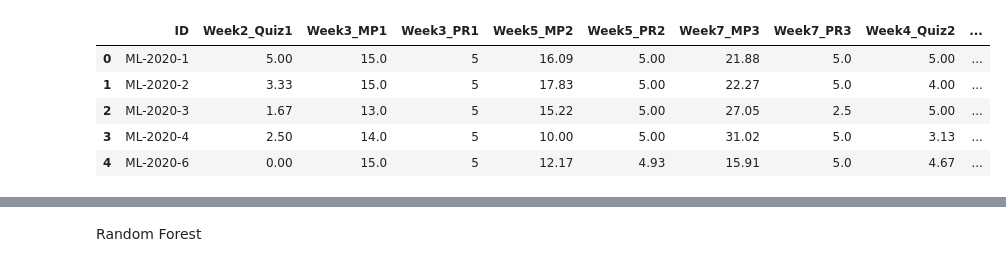
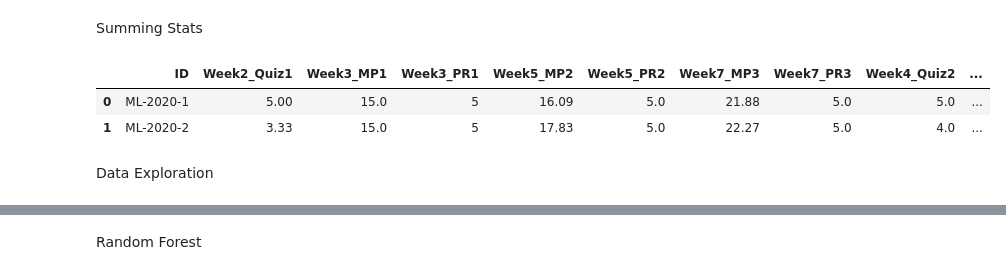
Before and after one commit to claredavies/DataScienceCoursework, a Jupyter notebook: StudentGradePredictionCoursework.ipynb, the cells around one changed output, grey strips where cells are left out. Saved outputs shown, nothing was run; the diff lists cells and outputs as text; code cells hidden in the pictures.

```diff
--- a/StudentGradePredictionCoursework.ipynb
+++ b/StudentGradePredictionCoursework.ipynb
@@ -28,14 +28,15 @@ Saving DataCoursework2.csv to DataCoursework2 (3).csv
+# %% [markdown]
+Summing Stats
 # %%
 std['OverallStat0'] = std['Week1_Stat0'] + std['Week2_Stat0'] + std['Week3_Stat0'] + std['Week4_Stat0'] + std['Week5_Stat0'] + std['Week6_Stat0'] + std['Week7_Stat0']  + std['Week8_Stat0'] + std['Week9_Stat0']
 std['OverallStat1'] = std['Week1_Stat1'] + std['Week2_Stat1'] + std['Week3_Stat1'] + std['Week4_Stat1'] + std['Week5_Stat1'] + std['Week6_Stat1'] + std['Week7_Stat1']  + std['Week8_Stat1'] + std['Week9_Stat1']
 std['OverallStat2'] = std['Week1_Stat2'] + std['Week2_Stat2'] + std['Week3_Stat2'] + std['Week4_Stat2'] + std['Week5_Stat2'] + std['Week6_Stat2'] + std['Week7_Stat2']  + std['Week8_Stat2'] + std['Week9_Stat2']
 std['OverallStat3'] = std['Week1_Stat3'] + std['Week2_Stat3'] + std['Week3_Stat3'] + std['Week4_Stat3'] + std['Week5_Stat3'] + std['Week6_Stat3'] + std['Week7_Stat3']  + std['Week8_Stat3'] + std['Week9_Stat3']
 
-std.head(5)
+std.head(2)
 # %% [output]
 |  | ID | Week2_Quiz1 | Week3_MP1 | Week3_PR1 | Week5_MP2 | Week5_PR2 | Week7_MP3 | Week7_PR3 | Week4_Quiz2 | ... |
-| 0 | ML-2020-1 | 5.00 | 15.0 | 5 | 16.09 | 5.00 | 21.88 | 5.0 | 5.00 | ... |
-| 1 | ML-2020-2 | 3.33 | 15.0 | 5 | 17.83 | 5.00 | 22.27 | 5.0 | 4.00 | ... |
-| 2 | ML-2020-3 | 1.67 | 13.0 | 5 | 15.22 | 5.00 | 27.05 | 2.5 | 5.00 | ... |
-| 3 | ML-2020-4 | 2.50 | 14.0 | 5 | 10.00 | 5.00 | 31.02 | 5.0 | 3.13 | ... |
-| 4 | ML-2020-6 | 0.00 | 15.0 | 5 | 12.17 | 4.93 | 15.91 | 5.0 | 4.67 | ... |
+| 0 | ML-2020-1 | 5.00 | 15.0 | 5 | 16.09 | 5.0 | 21.88 | 5.0 | 5.0 | ... |
+| 1 | ML-2020-2 | 3.33 | 15.0 | 5 | 17.83 | 5.0 | 22.27 | 5.0 | 4.0 | ... |
+# %% [markdown]
+Data Exploration
```
Also changed, not shown: parts of 8 cells of this notebook.
